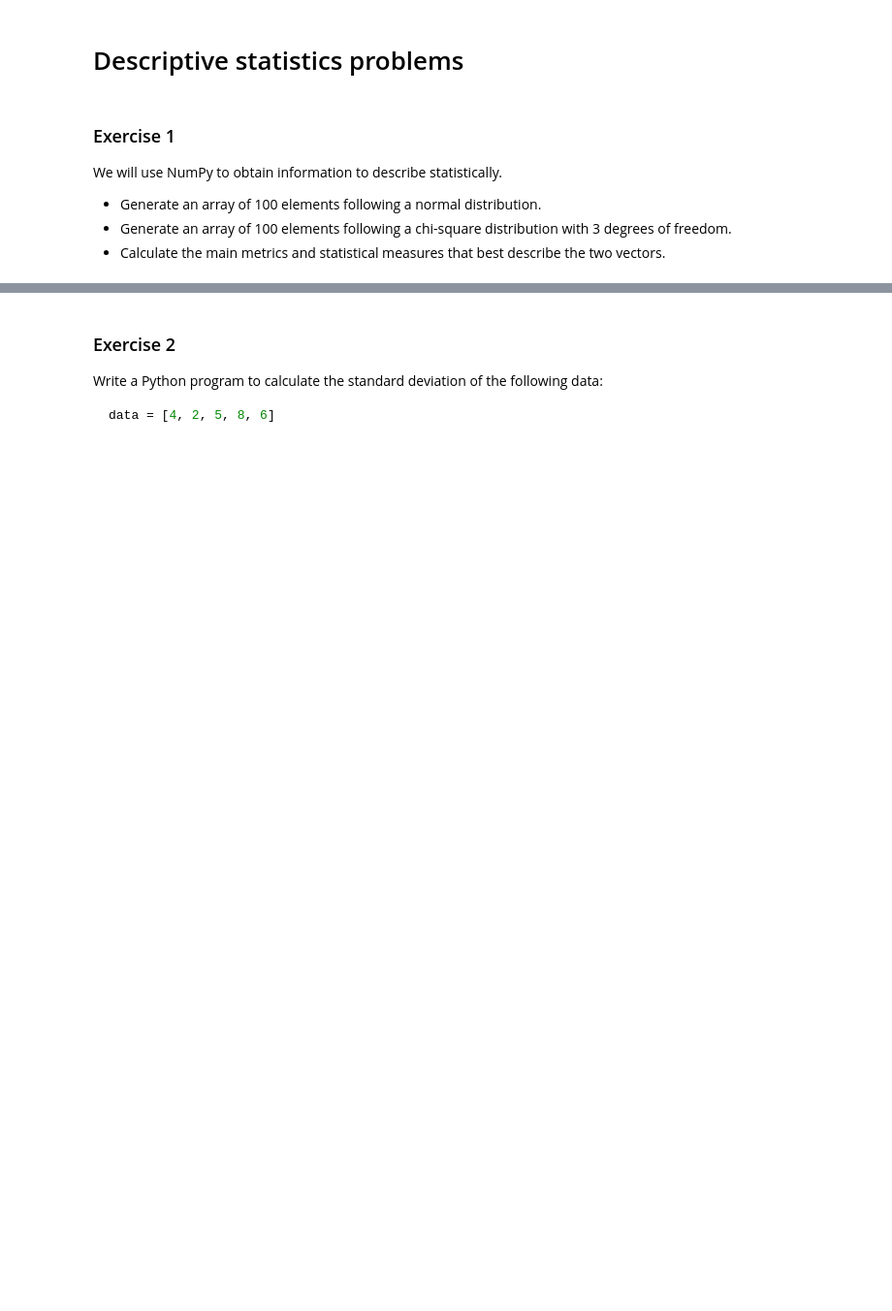
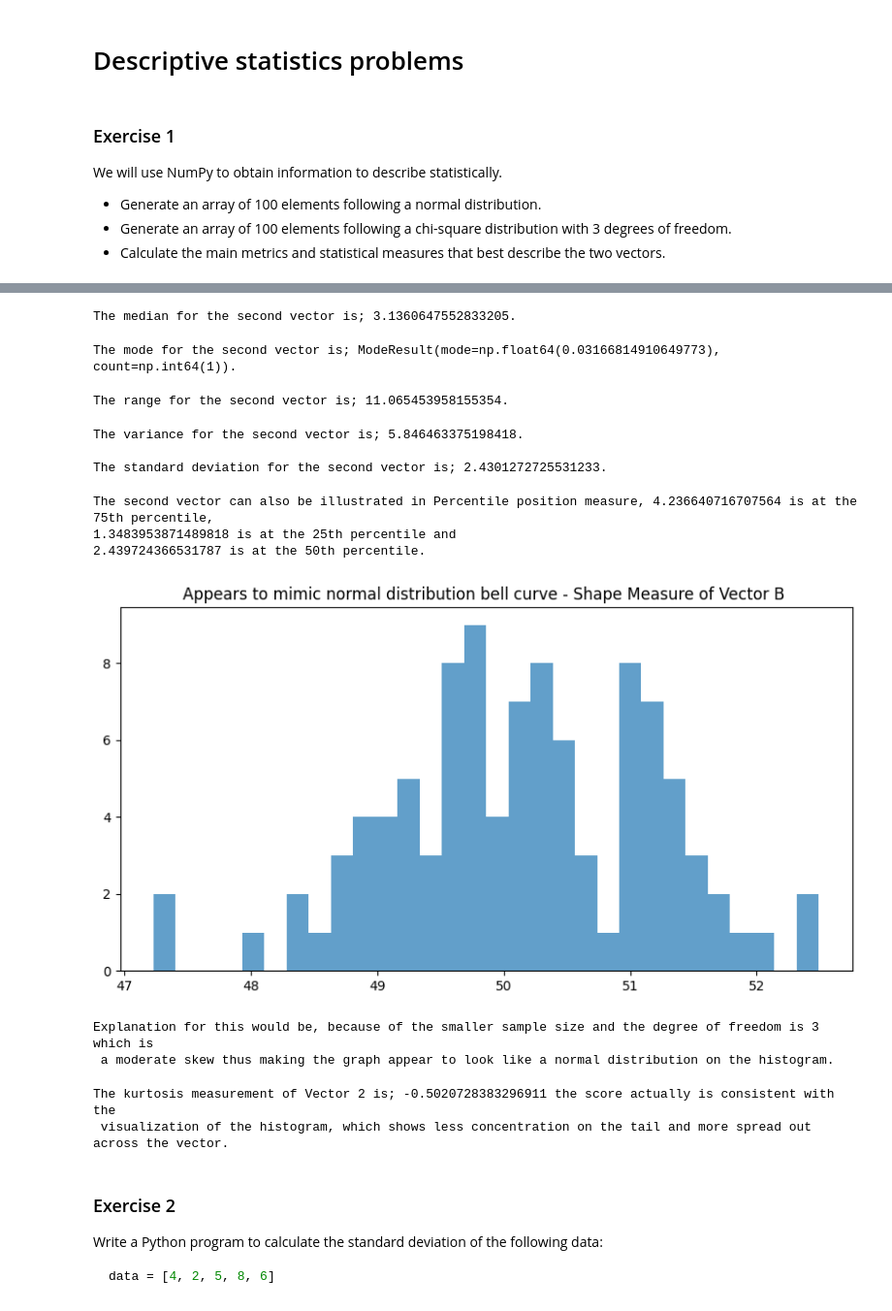
Before and after one commit to 4GeeksAcademy/AdamValFred-descriptive-statistics-exercises-project-with-python, a Jupyter notebook: notebook/problems.ipynb, the cells around one changed output, grey strips where cells are left out. Shown: that part at 97% size. Saved outputs shown, nothing was run; the diff lists cells and outputs as text; code cells hidden in the pictures; blank space fills up the shorter version.

Commit message:
measurement and calculation of vector 2 completed

```diff
--- a/notebook/problems.ipynb
+++ b/notebook/problems.ipynb
@@ -125,3 +130,64 @@ The follwing is an array of 100 elements following a chi-square distribution wit
+# %%
+median_of_b = np.median(b)
+print(f"The median for the second vector is; {mean_of_b}.")
+# %% [output]
+The median for the second vector is; 3.1360647552833205.
+# %%
+mode_of_b = stats.mode(b)
+print(f"The mode for the second vector is; {mode_of_b}.")
+# %% [output]
+The mode for the second vector is; ModeResult(mode=np.float64(0.03166814910649773), count=np.int64(1)).
+# %%
+range_of_b = max(b) - min(b)
+print(f"The range for the second vector is; {range_of_b}.")
+# %% [output]
+The range for the second vector is; 11.065453958155354.
+# %%
+variance_of_b = stats.moment(b, moment= 2)
+sd_of_b = stats.tstd(b)
+
+print(f"The variance for the second vector is; {variance_of_b}.")
+print(f"\nThe standard deviation for the second vector is; {sd_of_b}.")
+# %% [output]
+The variance for the second vector is; 5.846463375198418.
+
+The standard deviation for the second vector is; 2.4301272725531233.
+# %%
+percentile_75_b = np.percentile(b, 75)
+percentile_25_b = np.percentile(b, 25)
+percentile_50_b = np.percentile(b, 50)
+
+
+
+print(f"The second vector can also be illustrated in Percentile position measure, {percentile_75_b} is at the 75th percentile,")
+print(f"{percentile_25_b} is at the 25th percentile and")
+print(f"{percentile_50_b} is at the 50th percentile.")
+# %% [output]
+The second vector can also be illustrated in Percentile position measure, 4.236640716707564 is at the 75th percentile,
+1.3483953871489818 is at the 25th percentile and
+2.439724366531787 is at the 50th percentile.
+# %%
+b = np.random.chisquare(df= 3, size= 100)
+
+plt.figure(figsize = (10, 5))
+
+plt.hist(a, bins = 30, alpha = 0.7)
+
+plt.title("Appears to mimic normal distribution bell curve - Shape Measure of Vector B ")
+plt.show()
+
+print(f"Explanation for this would be, because of the smaller sample size and the degree of freedom is 3 which is\n a moderate skew thus making the graph appear to look like a normal distribution on the histogram.")
+# %% [output]
+[figure, added]
+Explanation for this would be, because of the smaller sample size and the degree of freedom is 3 which is
+ a moderate skew thus making the graph appear to look like a normal distribution on the histogram.
+# %%
+kurtosis_of_vector_b = kurtosis(b)
+
+print(f"The kurtosis measurement of Vector 2 is; {kurtosis_of_vector_a} the score actually is consistent with the \n visualization of the histogram, which shows less concentration on the tail and more spread out across the vector.")
+# %% [output]
+The kurtosis measurement of Vector 2 is; -0.5020728383296911 the score actually is consistent with the
+ visualization of the histogram, which shows less concentration on the tail and more spread out across the vector.
 # %% [markdown]
 ### Exercise 2
 
```
Also changed, not shown: parts of 11 cells of this notebook.
